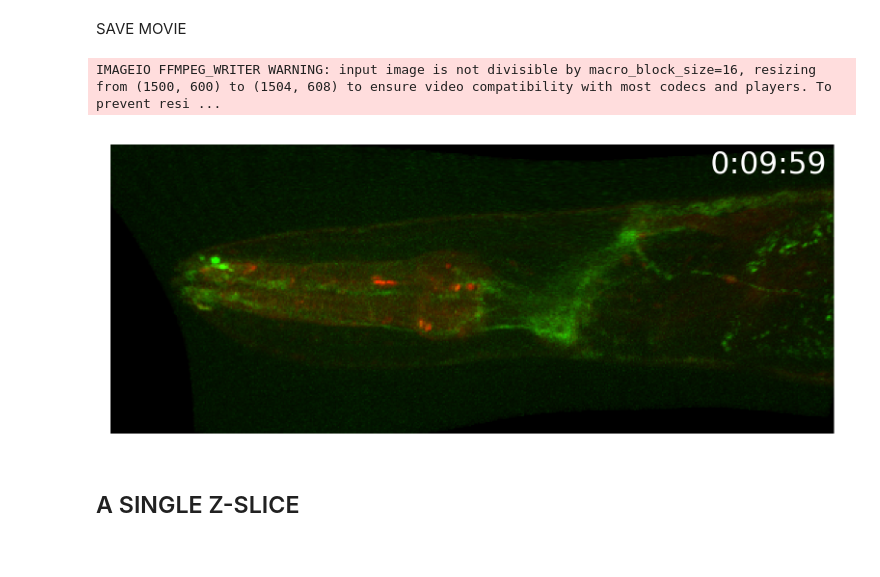
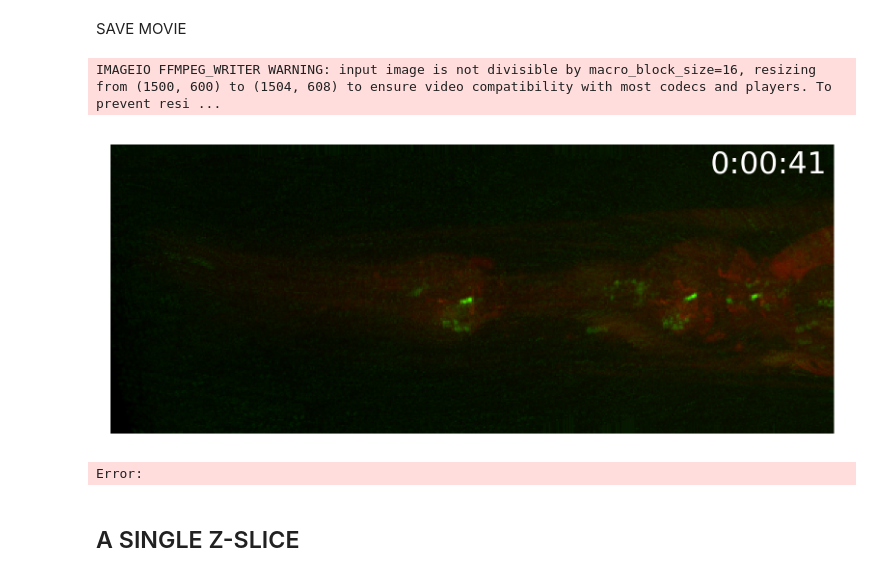
Before and after one commit to MunibH/g5ht-pipeline, a Jupyter notebook: reg_microfilm.ipynb, the cells around one changed output. Cells and saved outputs as stored; diff of their text form; code cells hidden in the pictures.

```diff
--- a/reg_microfilm.ipynb
+++ b/reg_microfilm.ipynb
@@ -364,16 +364,17 @@ from microfilm.microplot import Microimage
 plt.close('all')
 
 # DATA_PTH = r'D:\DATA\g5ht-free\20251028\date-20251028_time-1500_strain-ISg5HT_condition-starvedpatch_worm001'
-DATA_PTH = r'C:\Users\munib\POSTDOC\DATA\g5ht-free\20251028\date-20251028_time-1500_strain-ISg5HT_condition-starvedpatch_worm001_aligned'
+DATA_PTH = r'C:\Users\munib\POSTDOC\DATA\g5ht-free\20251224\date-20251224_strain-ISg5HT-ADF-TeTx_condition-fedpatch_worm002'
 
 # REG_DIR =  'registered'
-REG_DIR =  'registered_gfp+1'
+# REG_DIR =  'registered_gfp+1'
 # REG_DIR = 'wholistic_registered_smooth-0.02_patch-9_dynamic-40'
 # REG_DIR = 'wholistic_registered_smooth-0.1_patch-5_dynamic-20'
 # REG_DIR = 'wholistic_registered_smooth-0.05_patch-15_dynamic-10'
 # REG_DIR = 'wholistic_registered_smooth-0.05_patch-11_dynamic-100'
 # REG_DIR = 'wholistic_registered_smooth-0.05_patch-10'
 # REG_DIR = 'wholistic_registered_smooth-0.05_patch-10_gfp+1'
+REG_DIR = 'wholistic_registered_smooth-1.000_patch-7'
 
 reg_contents = glob.glob(os.path.join(DATA_PTH,REG_DIR,'*.tif')) # each tif stack is of size ZCHW
 
@@ -388,24 +389,29 @@ for i in tqdm(range(T)):
 SAVE MOVIE
 # %%
 OUT_DIR = 'reg_vids'
+if not os.path.exists(os.path.join(DATA_PTH,OUT_DIR)):
+    os.makedirs(os.path.join(DATA_PTH,OUT_DIR))
 
 # OUT_FN = 'mip-reg-elx.mp4'
-OUT_FN = 'mip-reg-elx_gfp+1.mp4'
+# OUT_FN = 'mip-reg-elx_gfp+1.mp4'
 # OUT_FN = 'mip-reg-who_smooth-0.02_patch-9-dynamic-40.mp4'
 # OUT_FN = 'mip-reg-who_smooth-0.1_patch-5-dynamic-20.mp4'
 # OUT_FN = 'mip-reg-who_smooth-0.05_patch-15-dynamic-10.mp4'
 # OUT_FN = 'mip-reg-who_smooth-0.05_patch-10.mp4'
 # OUT_FN = 'mip-reg-who_smooth-0.05_patch-10_gfp+1.mp4'
+OUT_FN = 'mip-reg-who_smooth-1.000_patch-7.mp4'
+# OUT_FN = 'mip_warped.mp4'
 
 %matplotlib inline
 anim = Microanim(
     mip, cmaps=['green','red'], flip_map=False, fig_scaling=5, dpi=300,
     rescale_type='limits', limits=[[0,256],[0,2000]])
 anim.add_time_stamp(unit='mmm', unit_per_frame=533, location='upper right')
 anim.save_movie(os.path.join(DATA_PTH,OUT_DIR,OUT_FN), quality=10, fps=6)
 # %% [output]
 IMAGEIO FFMPEG_WRITER WARNING: input image is not divisible by macro_block_size=16, resizing from (1500, 600) to (1504, 608) to ensure video compatibility with most codecs and players. To prevent resi ...
-[figure, old version]
+[figure, new version]
+Error:
 # %% [markdown]
 ## A SINGLE Z-SLICE
 # %% [markdown]
```
Also changed, not shown: 7 other files.
